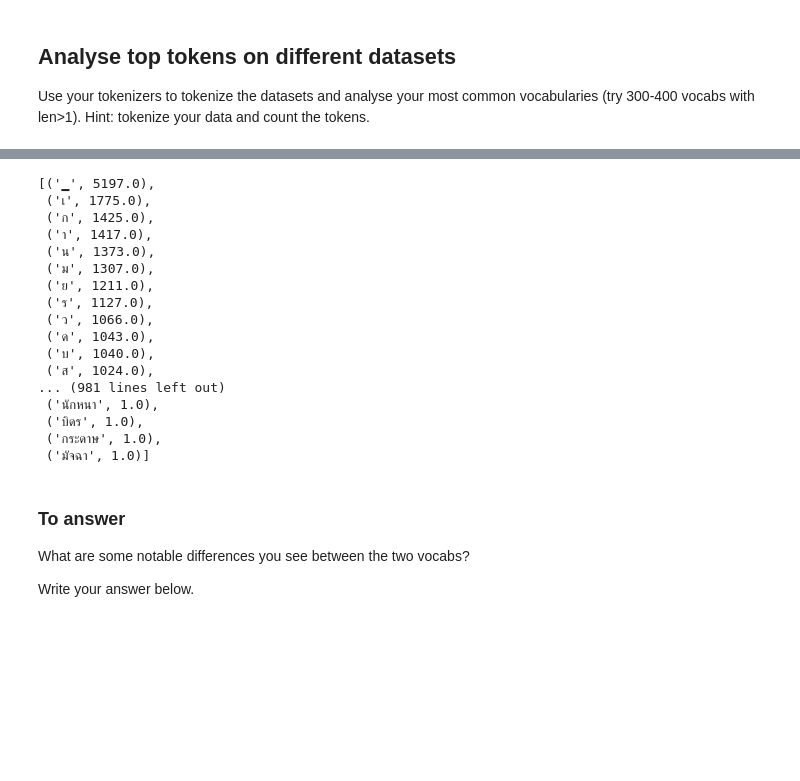
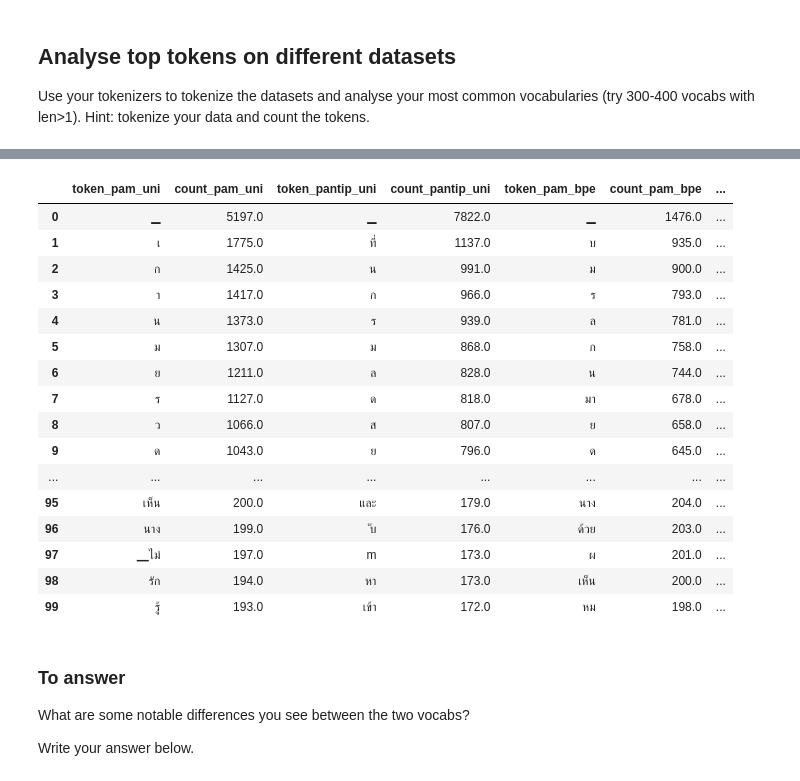
Before and after one commit to bookpanda/2110572-NLP-SYS, a Jupyter notebook: codes/L02_LM/Lab2_3_sentencepiece-to-student.ipynb, the cells around one changed output, grey strips where cells are left out. Saved outputs shown, nothing was run; the diff lists cells and outputs as text; code cells hidden in the pictures; blank space fills up the shorter version.

```diff
--- a/codes/L02_LM/Lab2_3_sentencepiece-to-student.ipynb
+++ b/codes/L02_LM/Lab2_3_sentencepiece-to-student.ipynb
@@ -227,3 +228,11 @@ unigram_model_trainer.cc(618) LOG(INFO) EM sub_iter=0 size=1100 obj=45.6164 num_
 unigram_model_trainer.cc(618) LOG(INFO) EM sub_iter=1 size=1100 obj=45.0553 num_tokens=272438 num_tokens/piece=247.671
 trainer_interface.cc(687) LOG(INFO) Saving model: unigram_pantip.model
 trainer_interface.cc(699) LOG(INFO) Saving vocabs: unigram_pantip.vocab
+# %%
+## Train
+spm.SentencePieceTrainer.train(
+    input="train_corpus_pantip.txt",
+    model_prefix="bpe_pantip",
+    vocab_size=1000,
+    model_type="bpe",
+)
@@ -233,6 +260,7 @@ trainer_interface.cc(699) LOG(INFO) Saving vocabs: unigram_pantip.vocab
 Use your tokenizers to tokenize the datasets and analyse your most common vocabularies (try 300-400 vocabs with len>1). Hint: tokenize your data and count the tokens.
 # %%
 unigram_pantip_tokenizer = spm.SentencePieceProcessor(model_file='unigram_pantip.model')
+bpe_pantip_tokenizer = spm.SentencePieceProcessor(model_file='bpe_pantip.model')
 # %%
 from collections import defaultdict
 # %%
@@ -274,20 +282,50 @@ top_tokens_pantip
-# %%
-top_tokens_pam
-# %% [output]
-[('▁', 5197.0),
- ('เ', 1775.0),
- ('ก', 1425.0),
- ('า', 1417.0),
- ('น', 1373.0),
- ('ม', 1307.0),
- ('ย', 1211.0),
- ('ร', 1127.0),
- ('ว', 1066.0),
- ('ด', 1043.0),
- ('บ', 1040.0),
- ('ส', 1024.0),
-... (981 lines left out)
- ('นักหนา', 1.0),
- ('บิดร', 1.0),
- ('กระดาษ', 1.0),
- ('มัจฉา', 1.0)]
+# %%
+tokens_pantip_unigram = defaultdict(lambda: 0.0)
+for sent in pantip_test_text:
+    tokens = unigram_pantip_tokenizer.encode(sent, out_type=str)
+    for token in tokens:
+        tokens_pantip_unigram[token] += 1
+
+top_tokens_pantip_unigram = sorted(tokens_pantip_unigram.items(), key=lambda x: x[1], reverse=True)
+
+tokens_pantip_bpe = defaultdict(lambda: 0.0)
+for sent in pantip_test_text:
+    tokens = bpe_pantip_tokenizer.encode(sent, out_type=str)
+    for token in tokens:
+        tokens_pantip_bpe[token] += 1
+
+top_tokens_pantip_bpe = sorted(tokens_pantip_bpe.items(), key=lambda x: x[1], reverse=True)
+# %%
+pam_unigram_df = pd.DataFrame(top_tokens_pam_unigram, columns=["token_pam_uni", "count_pam_uni"])
+pantip_unigram_df = pd.DataFrame(top_tokens_pantip_unigram, columns=["token_pantip_uni", "count_pantip_uni"])
+
+pam_bpe_df = pd.DataFrame(top_tokens_pam_bpe, columns=["token_pam_bpe", "count_pam_bpe"])
+pantip_bpe_df = pd.DataFrame(top_tokens_pantip_bpe, columns=["token_pantip_bpe", "count_pantip_bpe"])
+
+combined_df = pd.concat([pam_unigram_df, pantip_unigram_df, pam_bpe_df, pantip_bpe_df], axis=1)
+
+# remove rows with NaN values or < 2
+combined_df = combined_df.dropna()
+combined_df = combined_df[(combined_df["count_pam_uni"] > 1) & (combined_df["count_pantip_uni"] > 1)
+                          & (combined_df["count_pam_bpe"] > 1) & (combined_df["count_pantip_bpe"] > 1)]
+# %%
+pd.set_option('display.max_rows', None)
+combined_df[:100]
+# %% [output]
+|  | token_pam_uni | count_pam_uni | token_pantip_uni | count_pantip_uni | token_pam_bpe | count_pam_bpe | ... |
+| 0 | ▁ | 5197.0 | ▁ | 7822.0 | ▁ | 1476.0 | ... |
+| 1 | เ | 1775.0 | ที่ | 1137.0 | บ | 935.0 | ... |
+| 2 | ก | 1425.0 | น | 991.0 | ม | 900.0 | ... |
+| 3 | า | 1417.0 | ก | 966.0 | ร | 793.0 | ... |
+| 4 | น | 1373.0 | ร | 939.0 | ล | 781.0 | ... |
+| 5 | ม | 1307.0 | ม | 868.0 | ก | 758.0 | ... |
+| 6 | ย | 1211.0 | ล | 828.0 | น | 744.0 | ... |
+| 7 | ร | 1127.0 | ด | 818.0 | มา | 678.0 | ... |
+| 8 | ว | 1066.0 | ส | 807.0 | ย | 658.0 | ... |
+| 9 | ด | 1043.0 | ย | 796.0 | ด | 645.0 | ... |
+| ... | ... | ... | ... | ... | ... | ... | ... |
+| 95 | เห็น | 200.0 | และ | 179.0 | นาง | 204.0 | ... |
+| 96 | นาง | 199.0 | ับ | 176.0 | ด้วย | 203.0 | ... |
+| 97 | ▁ไม่ | 197.0 | m | 173.0 | ผ | 201.0 | ... |
+| 98 | รัก | 194.0 | หา | 173.0 | เห็น | 200.0 | ... |
+| 99 | รู้ | 193.0 | เข้า | 172.0 | หม | 198.0 | ... |
```
Also changed, not shown: parts of 6 cells of this notebook.
